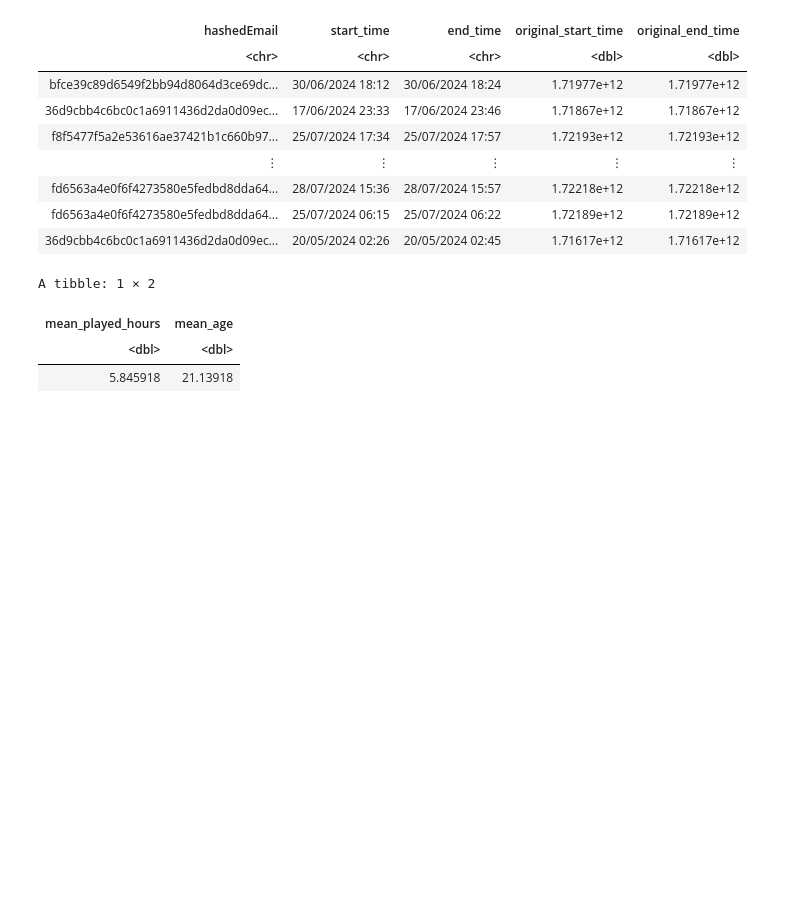
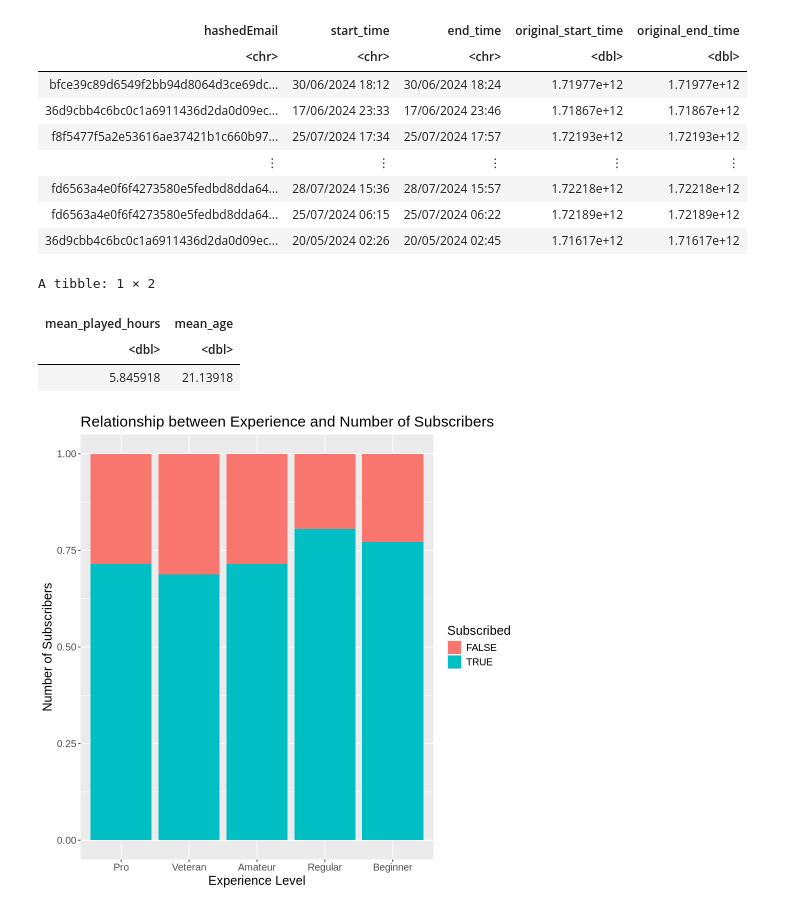
Before and after one commit to irumiiii/DSCI100_individual_project, a Jupyter notebook: Individual Project.ipynb, the cells around one changed output. Cells and saved outputs as stored; diff of their text form; code cells hidden in the pictures; blank space fills up the shorter version.

Commit message:
Visualization 1 (exploratory data analysis)
Created a bar plot showing the relationship between game experience and number of game-related newsletter subscribers.

```diff
--- a/Individual Project.ipynb
+++ b/Individual Project.ipynb
@@ -120,3 +120,15 @@ A tibble: 1 × 2
 | mean_played_hours | mean_age |
 | <dbl> | <dbl> |
 | 5.845918 | 21.13918 |
+# %%
+#Visualization 1: Relationship between experience and number of game-related newsletter subscribers
+options(repr.plot.width = 8, repr.plot.height = 8)
+experience_plot <- wrangled_players |>
+    ggplot(aes(x = experience, fill = subscribe)) +
+    geom_bar(position = "fill") +
+    labs(x = "Experience Level", y = "Number of Subscribers", fill = "Subscribed") +
+    ggtitle("Relationship between Experience and Number of Subscribers") +
+    theme(text = element_text(size = 15))
+experience_plot
+# %% [output]
+[figure, added]
```
